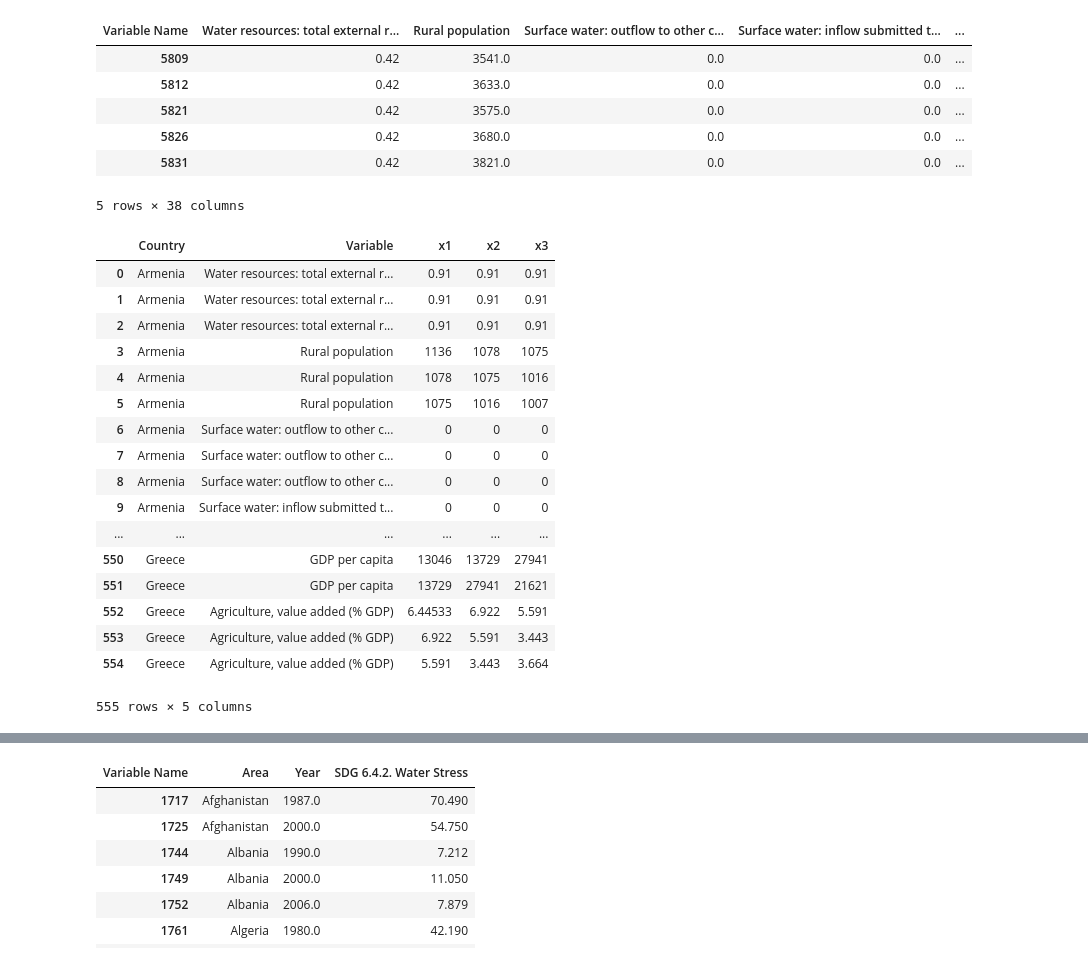
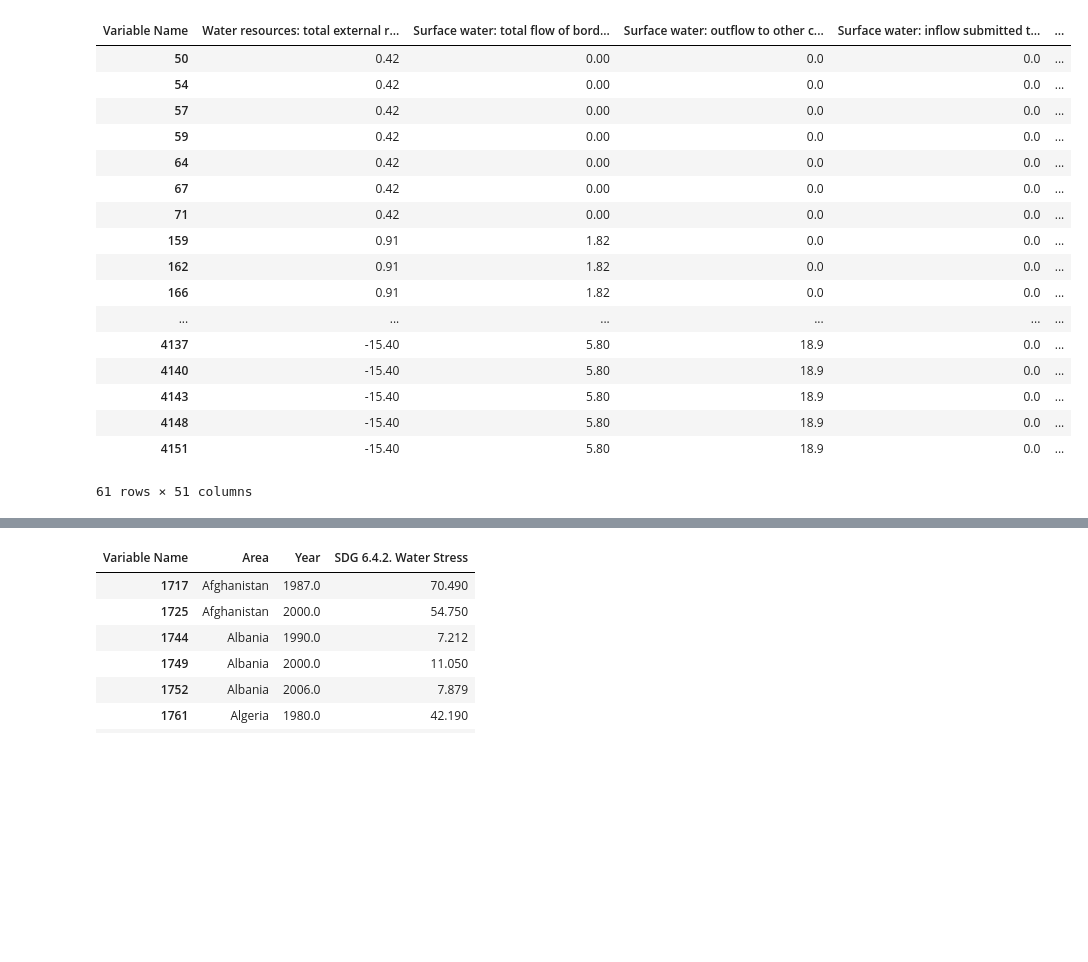
Before and after one commit to morakha/MENA-Water-Resource-Allocation---ML-approach, a Jupyter notebook: ERG 131 Clean data (Final Project).ipynb, the cells around one changed output, grey strips where cells are left out. Saved outputs shown, nothing was run; the diff lists cells and outputs as text; code cells hidden in the pictures; blank space fills up the shorter version.

```diff
--- a/ERG 131 Clean data (Final Project).ipynb
+++ b/ERG 131 Clean data (Final Project).ipynb
@@ -4,7 +4,7 @@ import matplotlib.pyplot as plt
 import seaborn as sns
 import numpy as np
 # %%
-df1 = pd.read_csv('AQUASTAT/aquastat_flat.csv',lineterminator='\r')[:-1]
+df1 = pd.read_csv('AQUASTAT/aquastat_flat.csv',lineterminator='\r')
 df2 = pd.read_csv('AQUASTAT/as2.csv',lineterminator='\r')[:-1]
 df3 = pd.read_csv('AQUASTAT/as3.csv',lineterminator='\r')[:-1]
 df4 = pd.read_csv('AQUASTAT/as4.csv',lineterminator='\r')[:-1]
@@ -43,0 +23,3 @@ df
+# %%
+df.Area.replace(regex=True,inplace=True,to_replace=r'\n',value=r'')
+df
@@ -44,6 +45,3 @@ df
 # %%
 clean_df =  pd.pivot_table(df,index = ['Area','Year'],columns = 'Variable Name', values = 'Value')
 clean_df = clean_df.reset_index()
-# %%
-clean_df.Area.replace(regex=True,inplace=True,to_replace=r'\n',value=r'')
-clean_df
@@ -138,7 +119,8 @@ g50r.groupby("Area").count().sort_values(by ='Year',ascending = False).reset_ind
 # %%
-countries = ['Armenia','Azerbaijan','Morocco','Algeria','Tunisia','Greece']
+countries = ['Armenia','Azerbaijan','Morocco','Algeria','Tunisia','Egypt','Turkey','Greece','Cyprus']
 test = g50r[g50r.Area.isin(countries)]
 #test.groupby("Year").count().mean().sort_values(ascending = False)
 test1 = test[test.apply(lambda x : x.Year % 5 == 2 ,axis = 1)].groupby("Year").count().mean().sort_values(ascending = False)
-variables = test1[test1 > len(countries) - 1.5].index.values
+variables = test1[test1 > len(countries) - 4].index.values
 dummy = test[['Area','Year']]
+variables
@@ -145,16 +145,28 @@ dummy = test[['Area','Year']]
 # %%
 goal = test[variables]
 goal = goal.interpolate()
 goal['Year'] = dummy['Year']
-goal[goal["Area"] == "Tunisia"]
+goal['Area'] = dummy['Area']
+goal
 # %% [output]
-| Variable Name | Water resources: total external r... | Rural population | Surface water: outflow to other c... | Surface water: inflow submitted t... | ... |
-| 5809 | 0.42 | 3541.0 | 0.0 | 0.0 | ... |
-| 5812 | 0.42 | 3633.0 | 0.0 | 0.0 | ... |
-| 5821 | 0.42 | 3575.0 | 0.0 | 0.0 | ... |
-| 5826 | 0.42 | 3680.0 | 0.0 | 0.0 | ... |
-| 5831 | 0.42 | 3821.0 | 0.0 | 0.0 | ... |
+| Variable Name | Water resources: total external r... | Surface water: total flow of bord... | Surface water: outflow to other c... | Surface water: inflow submitted t... | ... |
+| 50 | 0.42 | 0.00 | 0.0 | 0.0 | ... |
+| 54 | 0.42 | 0.00 | 0.0 | 0.0 | ... |
+| 57 | 0.42 | 0.00 | 0.0 | 0.0 | ... |
+| 59 | 0.42 | 0.00 | 0.0 | 0.0 | ... |
+| 64 | 0.42 | 0.00 | 0.0 | 0.0 | ... |
+| 67 | 0.42 | 0.00 | 0.0 | 0.0 | ... |
+| 71 | 0.42 | 0.00 | 0.0 | 0.0 | ... |
+| 159 | 0.91 | 1.82 | 0.0 | 0.0 | ... |
+| 162 | 0.91 | 1.82 | 0.0 | 0.0 | ... |
+| 166 | 0.91 | 1.82 | 0.0 | 0.0 | ... |
+| ... | ... | ... | ... | ... | ... |
+| 4137 | -15.40 | 5.80 | 18.9 | 0.0 | ... |
+| 4140 | -15.40 | 5.80 | 18.9 | 0.0 | ... |
+| 4143 | -15.40 | 5.80 | 18.9 | 0.0 | ... |
+| 4148 | -15.40 | 5.80 | 18.9 | 0.0 | ... |
+| 4151 | -15.40 | 5.80 | 18.9 | 0.0 | ... |
-5 rows × 38 columns
+61 rows × 51 columns
 # %%
 filter_fn1 = lambda y: y["Area"] == country and y["Year"] == x - 10
 filter_fn2 = lambda y: y["Area"] == country and y["Year"] == x - 5
@@ -164,29 +176,8 @@ all_rows = []
 for country in countries:
     for var in variables:
         for x in range(2002, 2017, 5):
-            if country == "Tunisia":
-                continue
             new_row = {"Country": country, "Variable": var, "x1": goal[goal.apply(filter_fn1, axis=1)].loc[:,var].values[0], "x2": goal[goal.apply(filter_fn2, axis=1)].loc[:,var].values[0], "x3": goal[goal.apply(filter_fn3, axis=1)].loc[:,var].values[0]}
 #             , "x2": goal[goal.apply(filter_fn2, axis=1)][var], "x3":goal[goal.apply(filter_fn3, axis=1)][var
             all_rows.append(new_row)
-pd.DataFrame(all_rows)
+aqua_training = pd.DataFrame(all_rows)
 # goal[goal.apply(lambda y: y["Area"] == "Armenia"  and y["Year"] == 2002, axis=1)].loc[:, "Rural population"].values[0]
-# %% [output]
-|  | Country | Variable | x1 | x2 | x3 |
-| 0 | Armenia | Water resources: total external r... | 0.91 | 0.91 | 0.91 |
-| 1 | Armenia | Water resources: total external r... | 0.91 | 0.91 | 0.91 |
-| 2 | Armenia | Water resources: total external r... | 0.91 | 0.91 | 0.91 |
-| 3 | Armenia | Rural population | 1136 | 1078 | 1075 |
-| 4 | Armenia | Rural population | 1078 | 1075 | 1016 |
-| 5 | Armenia | Rural population | 1075 | 1016 | 1007 |
-| 6 | Armenia | Surface water: outflow to other c... | 0 | 0 | 0 |
-| 7 | Armenia | Surface water: outflow to other c... | 0 | 0 | 0 |
-| 8 | Armenia | Surface water: outflow to other c... | 0 | 0 | 0 |
-| 9 | Armenia | Surface water: inflow submitted t... | 0 | 0 | 0 |
-| ... | ... | ... | ... | ... | ... |
-| 550 | Greece | GDP per capita | 13046 | 13729 | 27941 |
-| 551 | Greece | GDP per capita | 13729 | 27941 | 21621 |
-| 552 | Greece | Agriculture, value added (% GDP) | 6.44533 | 6.922 | 5.591 |
-| 553 | Greece | Agriculture, value added (% GDP) | 6.922 | 5.591 | 3.443 |
-| 554 | Greece | Agriculture, value added (% GDP) | 5.591 | 3.443 | 3.664 |
-555 rows × 5 columns
```
Also changed, not shown: parts of 11 cells of this notebook.
